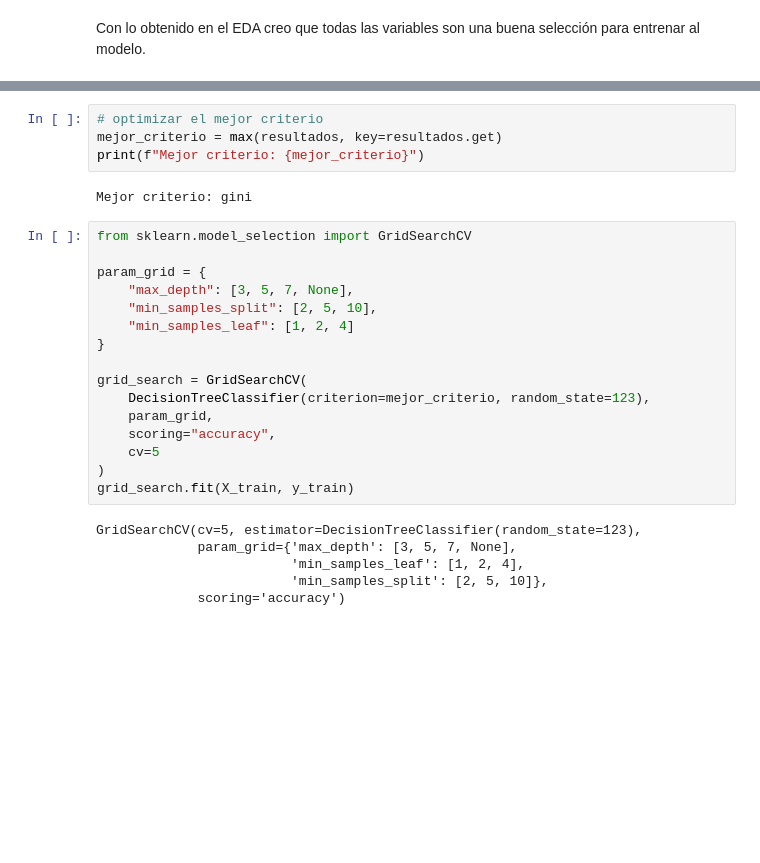
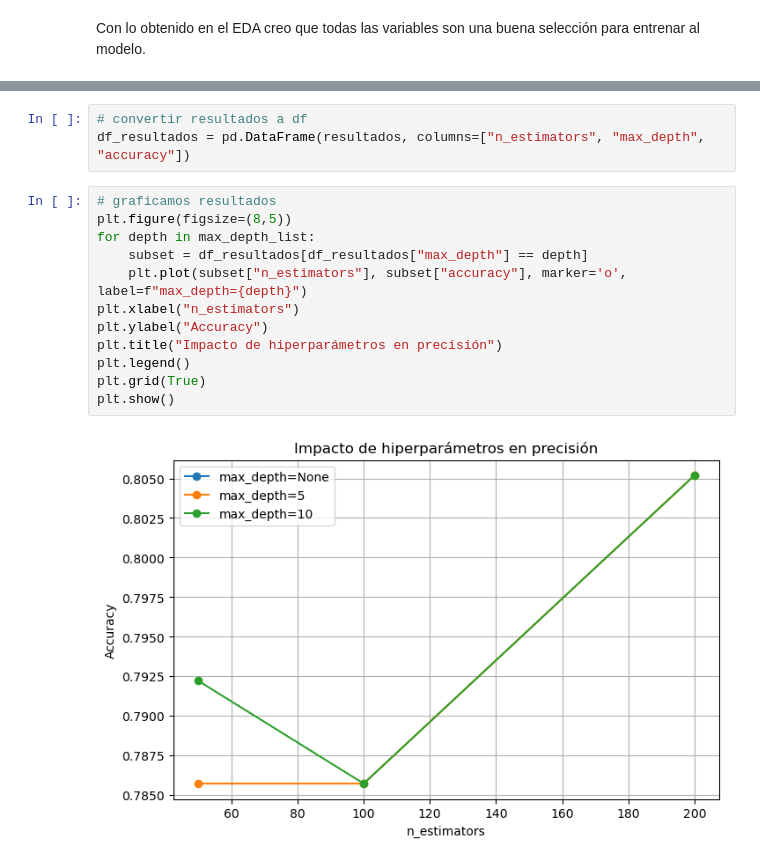
Before and after one commit to wer1ix/machine-learning-python-template, a Jupyter notebook: models/random_forest.ipynb, the cells around one changed output, grey strips where cells are left out. Drawn from its saved outputs; the diff is of its cells as text; blank space fills up the shorter version.

Commit message:
proyecto random forest 4geeks

```diff
--- a/models/random_forest.ipynb
+++ b/models/random_forest.ipynb
@@ -209,28 +212,17 @@ Resultados de cada criterio: {'gini': 0.7532467532467533, 'entropy': 0.707792207
-# %%
-# optimizar el mejor criterio
-mejor_criterio = max(resultados, key=resultados.get)
-print(f"Mejor criterio: {mejor_criterio}")
-# %% [output]
-Mejor criterio: gini
-# %%
-from sklearn.model_selection import GridSearchCV
-
-param_grid = {
-    "max_depth": [3, 5, 7, None],
-    "min_samples_split": [2, 5, 10],
-    "min_samples_leaf": [1, 2, 4]
-}
-
-grid_search = GridSearchCV(
-    DecisionTreeClassifier(criterion=mejor_criterio, random_state=123),
-    param_grid,
-    scoring="accuracy",
-    cv=5
-)
-grid_search.fit(X_train, y_train)
-# %% [output]
-GridSearchCV(cv=5, estimator=DecisionTreeClassifier(random_state=123),
-             param_grid={'max_depth': [3, 5, 7, None],
-                         'min_samples_leaf': [1, 2, 4],
-                         'min_samples_split': [2, 5, 10]},
-             scoring='accuracy')
+# %%
+# convertir resultados a df
+df_resultados = pd.DataFrame(resultados, columns=["n_estimators", "max_depth", "accuracy"])
+# %%
+# graficamos resultados
+plt.figure(figsize=(8,5))
+for depth in max_depth_list:
+    subset = df_resultados[df_resultados["max_depth"] == depth]
+    plt.plot(subset["n_estimators"], subset["accuracy"], marker='o', label=f"max_depth={depth}")
+plt.xlabel("n_estimators")
+plt.ylabel("Accuracy")
+plt.title("Impacto de hiperparámetros en precisión")
+plt.legend()
+plt.grid(True)
+plt.show()
+# %% [output]
+[figure, added]
```
Also changed, not shown: parts of 10 cells of this notebook.
